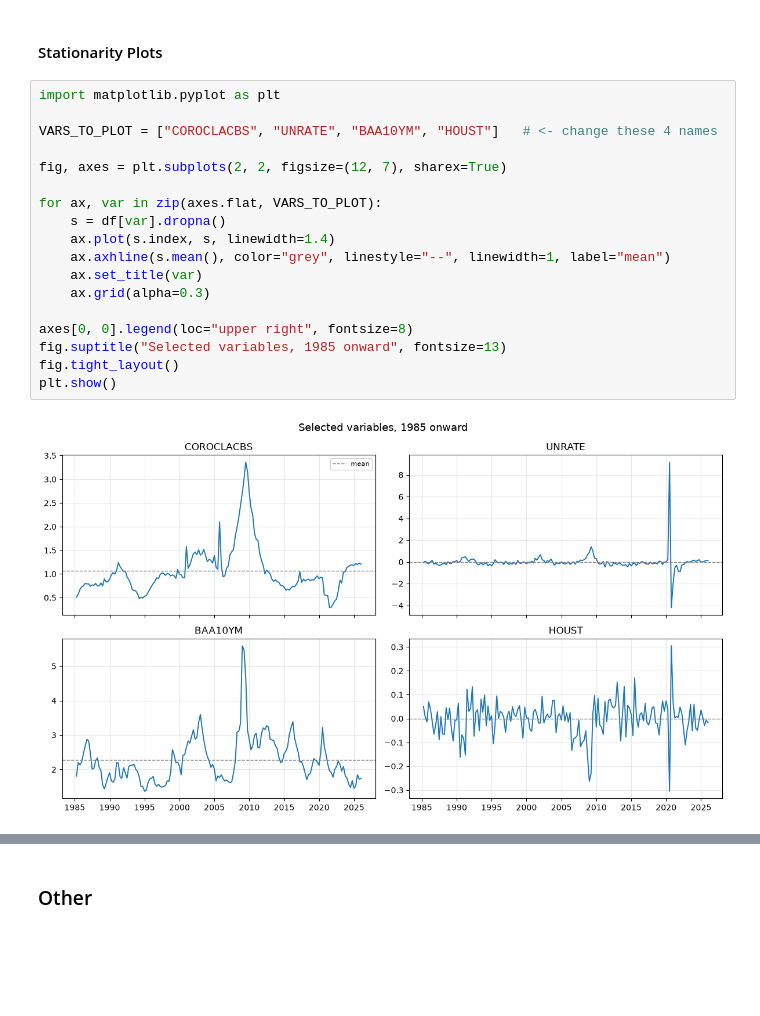
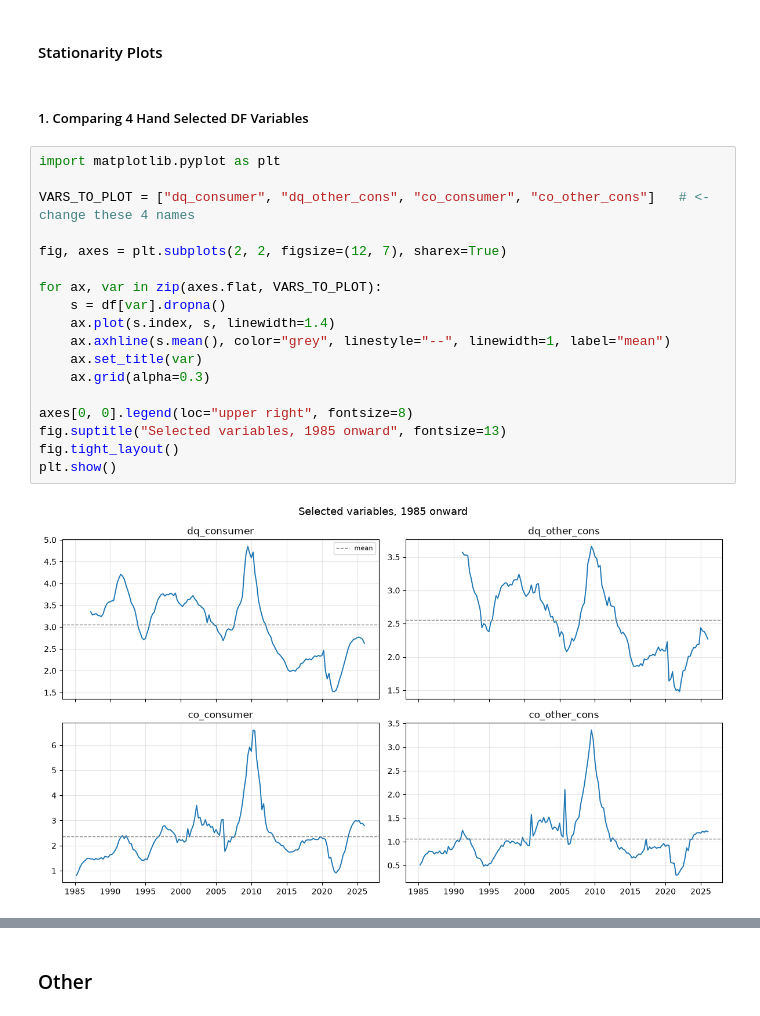
Before and after one commit to andre-bu-gitdev/DX799-O1, a Jupyter notebook: Milestone_1_2_Work_Folder/_EDA_.ipynb, the cells around one changed output, grey strips where cells are left out. Cells and saved outputs as stored; diff of their text form; blank space fills up the shorter version.

```diff
--- a/Milestone_1_2_Work_Folder/_EDA_.ipynb
+++ b/Milestone_1_2_Work_Folder/_EDA_.ipynb
@@ -300,22 +312,24 @@ retest
 # %% [markdown]
 #### Stationarity Plots
+# %% [markdown]
+##### 1. Comparing 4 Hand Selected DF Variables
 # %%
 import matplotlib.pyplot as plt
 
-VARS_TO_PLOT = ["COROCLACBS", "UNRATE", "BAA10YM", "HOUST"]   # <- change these 4 names
+VARS_TO_PLOT = ["dq_consumer", "dq_other_cons", "co_consumer", "co_other_cons"]   # <- change these 4 names
 
 fig, axes = plt.subplots(2, 2, figsize=(12, 7), sharex=True)
 
 for ax, var in zip(axes.flat, VARS_TO_PLOT):
     s = df[var].dropna()
     ax.plot(s.index, s, linewidth=1.4)
     ax.axhline(s.mean(), color="grey", linestyle="--", linewidth=1, label="mean")
     ax.set_title(var)
     ax.grid(alpha=0.3)
 
 axes[0, 0].legend(loc="upper right", fontsize=8)
 fig.suptitle("Selected variables, 1985 onward", fontsize=13)
 fig.tight_layout()
 plt.show()
 # %% [output]
-[figure, old version]
+[figure, new version]
```
Also changed, not shown: parts of 9 cells of this notebook.
